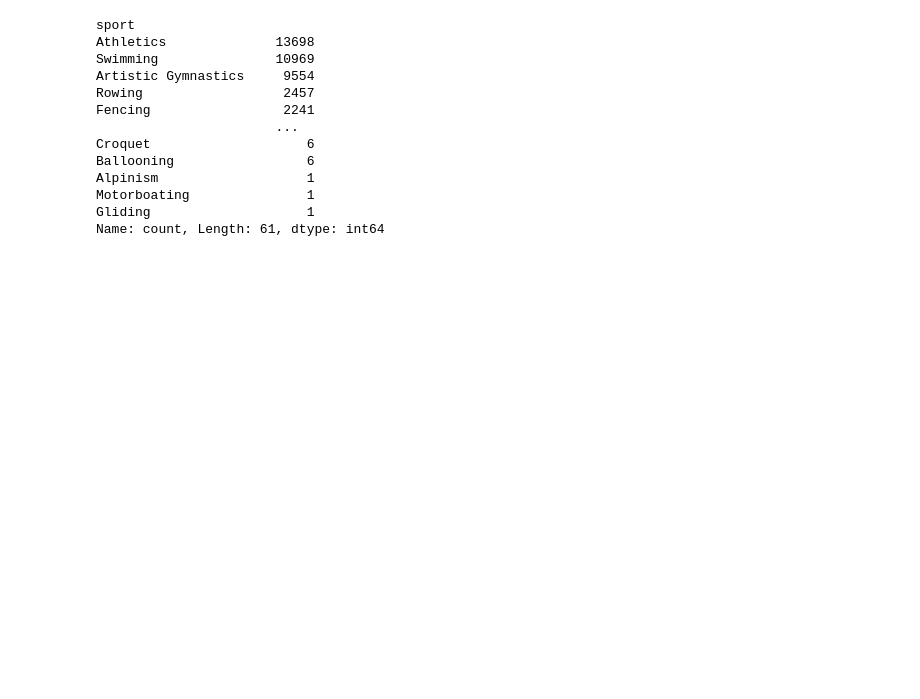
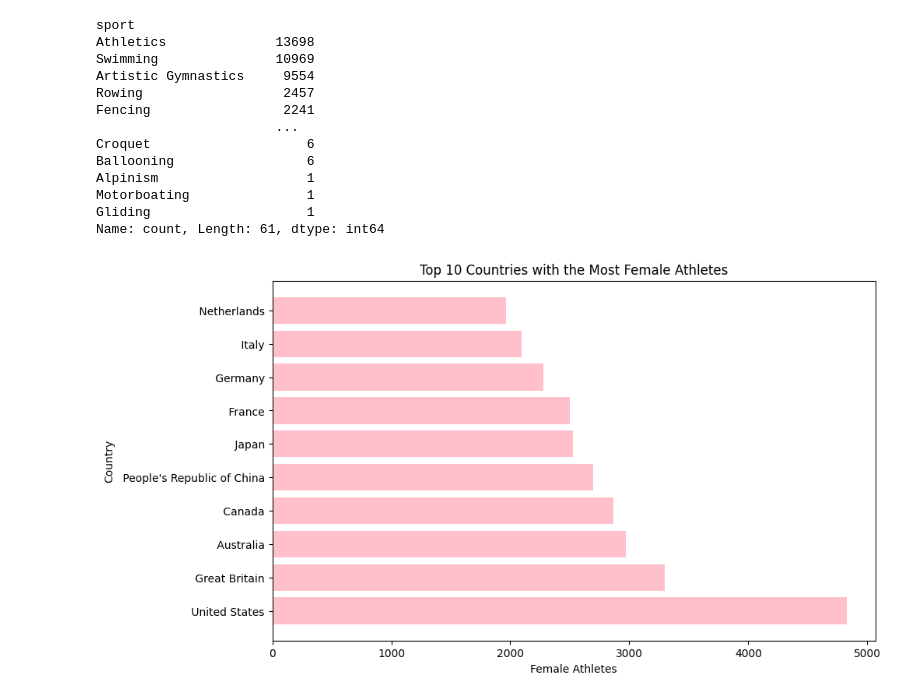
Before and after one commit to brandonhayes13/olympic_project, a Jupyter notebook: First_Proyect.ipynb, the cells around one changed output. Drawn from its saved outputs; the diff is of its cells as text; code cells hidden in the pictures; blank space fills up the shorter version.

Commit message:
top_countries

```diff
--- a/First_Proyect.ipynb
+++ b/First_Proyect.ipynb
@@ -332,3 +348,24 @@ Alpinism                   1
 Motorboating               1
 Gliding                    1
 Name: count, Length: 61, dtype: int64
+# %%
+# Filter data for female athletes
+female_data = summer_data[summer_data['sex'] == 'Female']
+
+# Group data by country and count female athletes
+female_counts = female_data.groupby('country').size().reset_index(name='female_count')
+
+# Select top 10 countries with the most female athletes
+top_female_countries = female_counts.nlargest(10, 'female_count')
+
+# Create the horizontal bar chart
+fig, ax = plt.subplots(figsize=(10, 6))
+
+ax.barh(top_female_countries['country'], top_female_countries['female_count'], color='pink')
+ax.set_xlabel('Female Athletes')
+ax.set_ylabel('Country')
+ax.set_title('Top 10 Countries with the Most Female Athletes')
+
+plt.show()
+# %% [output]
+[figure, added]
```
Also changed, not shown: parts of 2 cells of this notebook, 3 other files.
